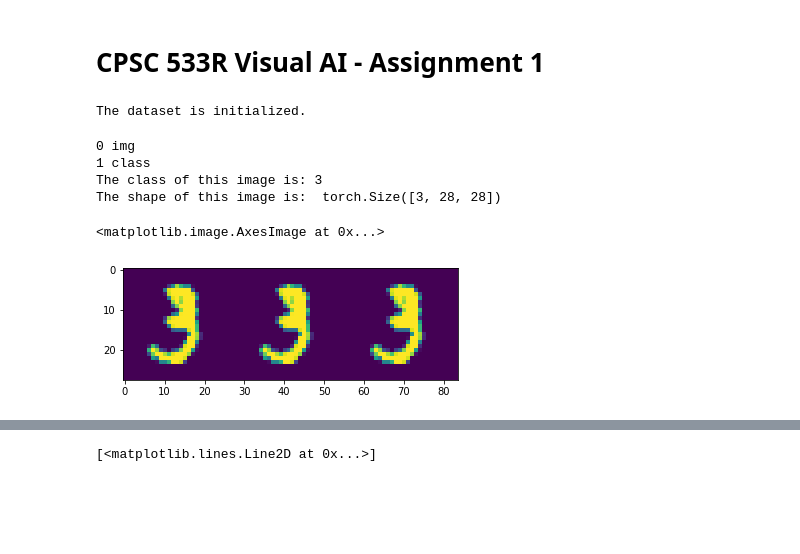
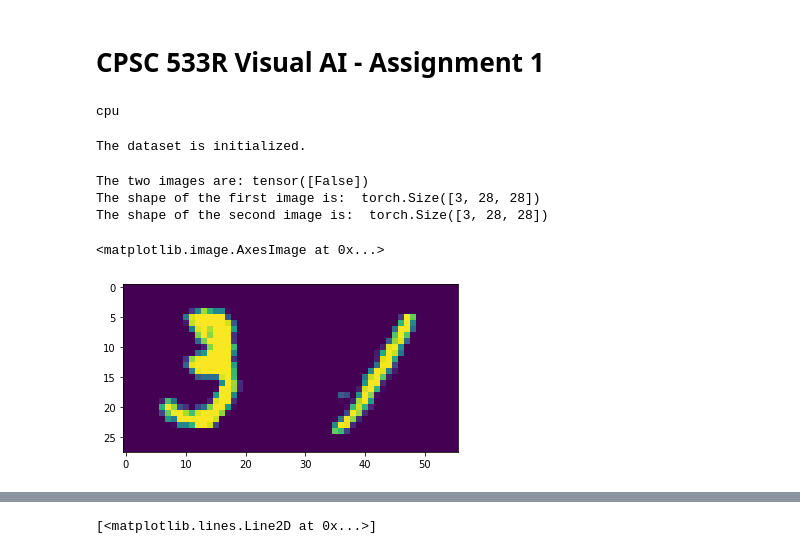
Before and after one commit to xinmiaow/CPSC533R, a Jupyter notebook: Assignment01/assignment1.ipynb, the cells around one changed output, grey strips where cells are left out. Saved outputs shown, nothing was run; the diff lists cells and outputs as text; code cells hidden in the pictures; blank space fills up the shorter version.

```diff
--- a/Assignment01/assignment1.ipynb
+++ b/Assignment01/assignment1.ipynb
@@ -9,6 +9,13 @@ import torch.optim as optim
 # import torchvision module to handle image manipulation
 import torchvision
 import torchvision.transforms as transforms
+# %%
+# define a target device
+device = torch.device("cuda:0" if torch.cuda.is_available() else "cpu")
+# device='cpu'
+print(device)
+# %% [output]
+cpu
 # %%
 # define a wrapper of a given dataset
 class myMNIST_wrapper(torch.utils.data.Dataset):
@@ -55,23 +68,22 @@ The dataset is initialized.
 # %%
 import matplotlib.pyplot as plt
 
 idx  = 10
 sample  = train_set[idx]
-for i,v in enumerate(sample):
-  if isinstance(v,torch.Tensor):
-    print(i,v.shape)
-  else:
-    print(i,v)
+# for i,v in enumerate(sample):
+#   if isinstance(v,torch.Tensor):
+#     print(i,v.shape)
+#   else:
+#     print(i,v)
 
-print("The class of this image is:", sample['class'])
-print("The shape of this image is: ", sample['img'].shape)
-plt.imshow(torch.cat([sample['img'][0],
-          sample['img'][1],
-          sample['img'][2]],dim=1).numpy().squeeze())
+print("The two images are:", sample['matching_pair'])
+print("The shape of the first image is: ", sample['img1'].shape)
+print("The shape of the second image is: ", sample['img2'].shape)
+plt.imshow(torch.cat([sample['img1'][0],
+          sample['img2'][0]],dim=1).numpy().squeeze())
 # %% [output]
-0 img
-1 class
-The class of this image is: 3
-The shape of this image is:  torch.Size([3, 28, 28])
+The two images are: tensor([False])
+The shape of the first image is:  torch.Size([3, 28, 28])
+The shape of the second image is:  torch.Size([3, 28, 28])
 <matplotlib.image.AxesImage at 0x...>
-[figure, old version]
+[figure, new version]
```
Also changed, not shown: parts of 11 cells of this notebook.
